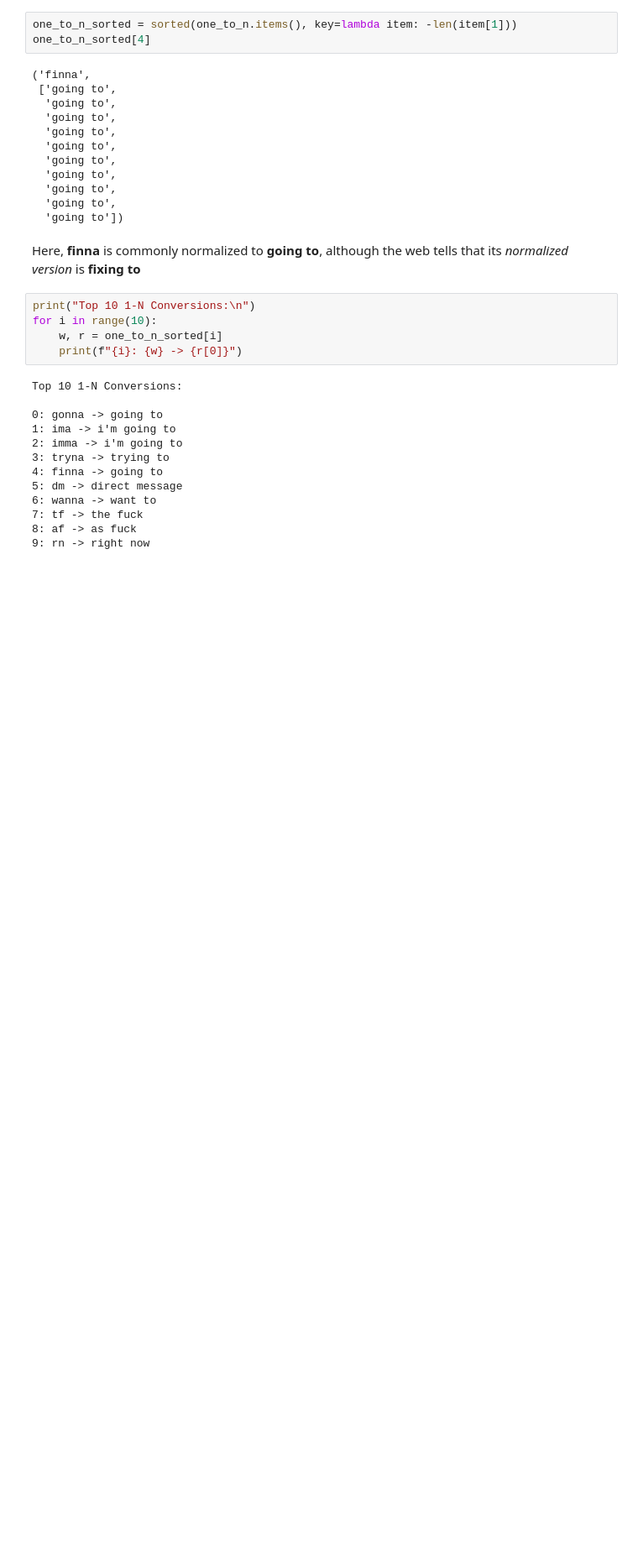
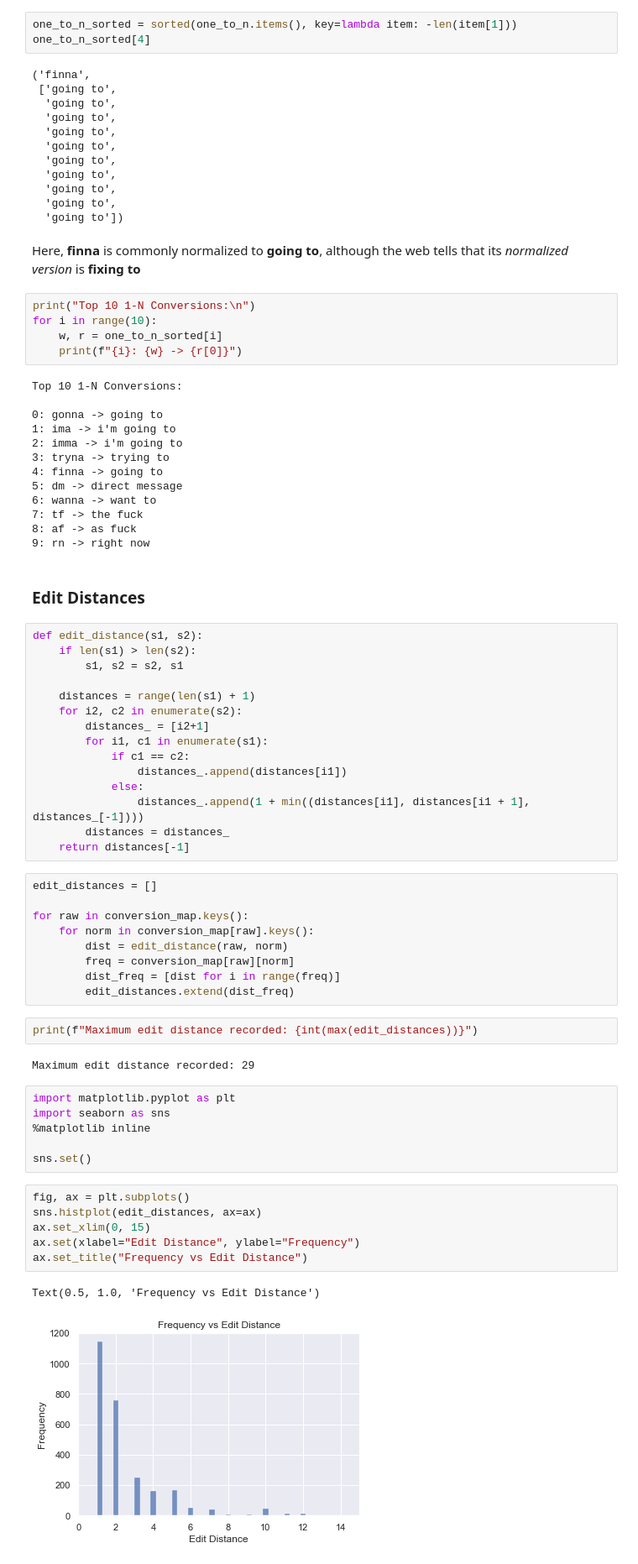
Before and after one commit to Sidx-sys/LexNorm-WNUT, a Jupyter notebook: data_analysis.ipynb, the cells around one changed output. Shown at 84% size. Cells and saved outputs as stored; diff of their text form; blank space fills up the shorter version.

Commit message:
Added Edit Distance Analysis

```diff
--- a/data_analysis.ipynb
+++ b/data_analysis.ipynb
@@ -196,3 +193,48 @@ Top 10 1-N Conversions:
 7: tf -> the fuck
 8: af -> as fuck
 9: rn -> right now
+# %% [markdown]
+### Edit Distances
+# %%
+def edit_distance(s1, s2):
+    if len(s1) > len(s2):
+        s1, s2 = s2, s1
+
+    distances = range(len(s1) + 1)
+    for i2, c2 in enumerate(s2):
+        distances_ = [i2+1]
+        for i1, c1 in enumerate(s1):
+            if c1 == c2:
+                distances_.append(distances[i1])
+            else:
+                distances_.append(1 + min((distances[i1], distances[i1 + 1], distances_[-1])))
+        distances = distances_
+    return distances[-1]
+# %%
+edit_distances = []
+
+for raw in conversion_map.keys():
+    for norm in conversion_map[raw].keys():
+        dist = edit_distance(raw, norm)
+        freq = conversion_map[raw][norm]
+        dist_freq = [dist for i in range(freq)]
+        edit_distances.extend(dist_freq)
+# %%
+print(f"Maximum edit distance recorded: {int(max(edit_distances))}")
+# %% [output]
+Maximum edit distance recorded: 29
+# %%
+import matplotlib.pyplot as plt
+import seaborn as sns
+%matplotlib inline
+
+sns.set()
+# %%
+fig, ax = plt.subplots()
+sns.histplot(edit_distances, ax=ax)
+ax.set_xlim(0, 15)
+ax.set(xlabel="Edit Distance", ylabel="Frequency")
+ax.set_title("Frequency vs Edit Distance")
+# %% [output]
+Text(0.5, 1.0, 'Frequency vs Edit Distance')
+[figure, added]
```
Also changed, not shown: parts of 3 cells of this notebook.
